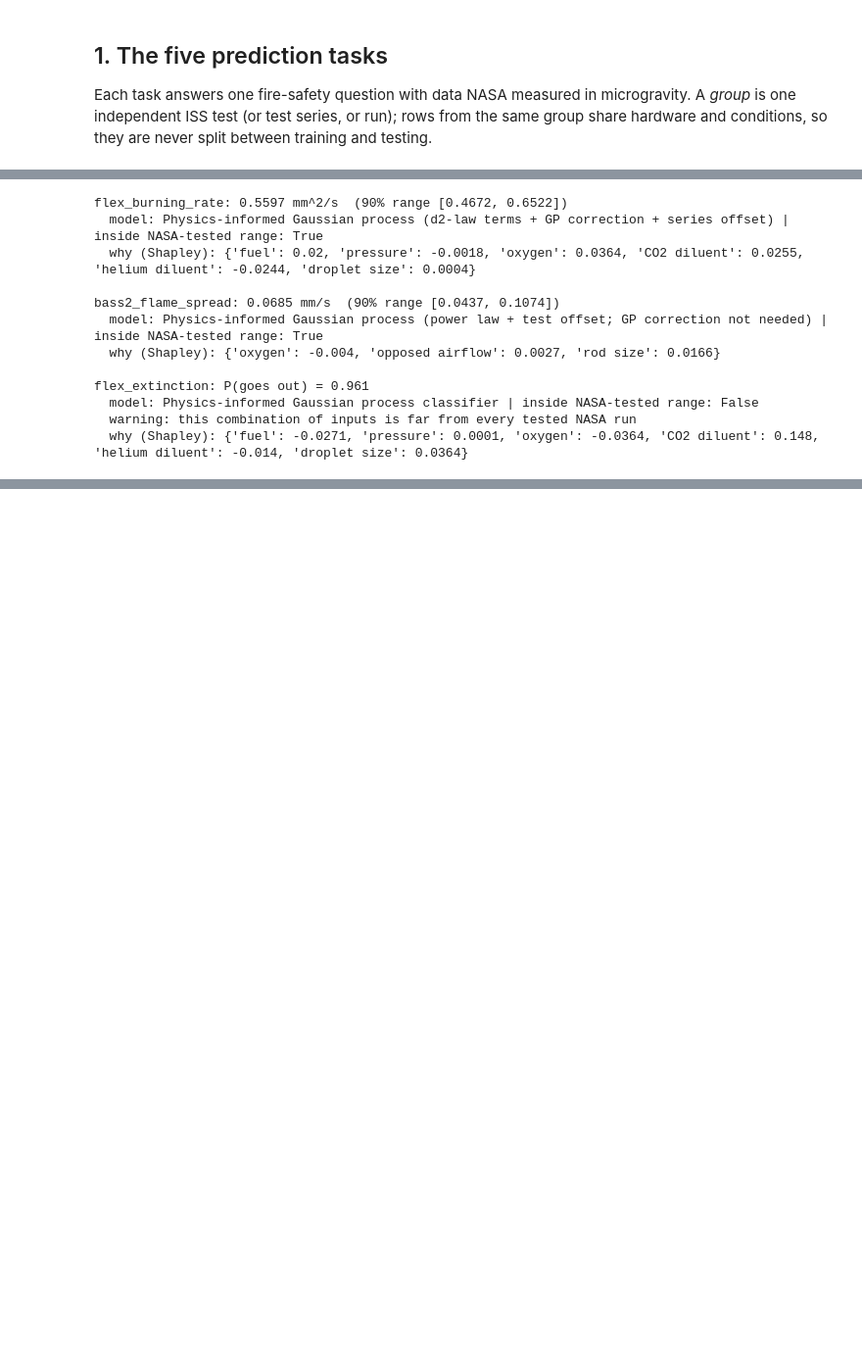
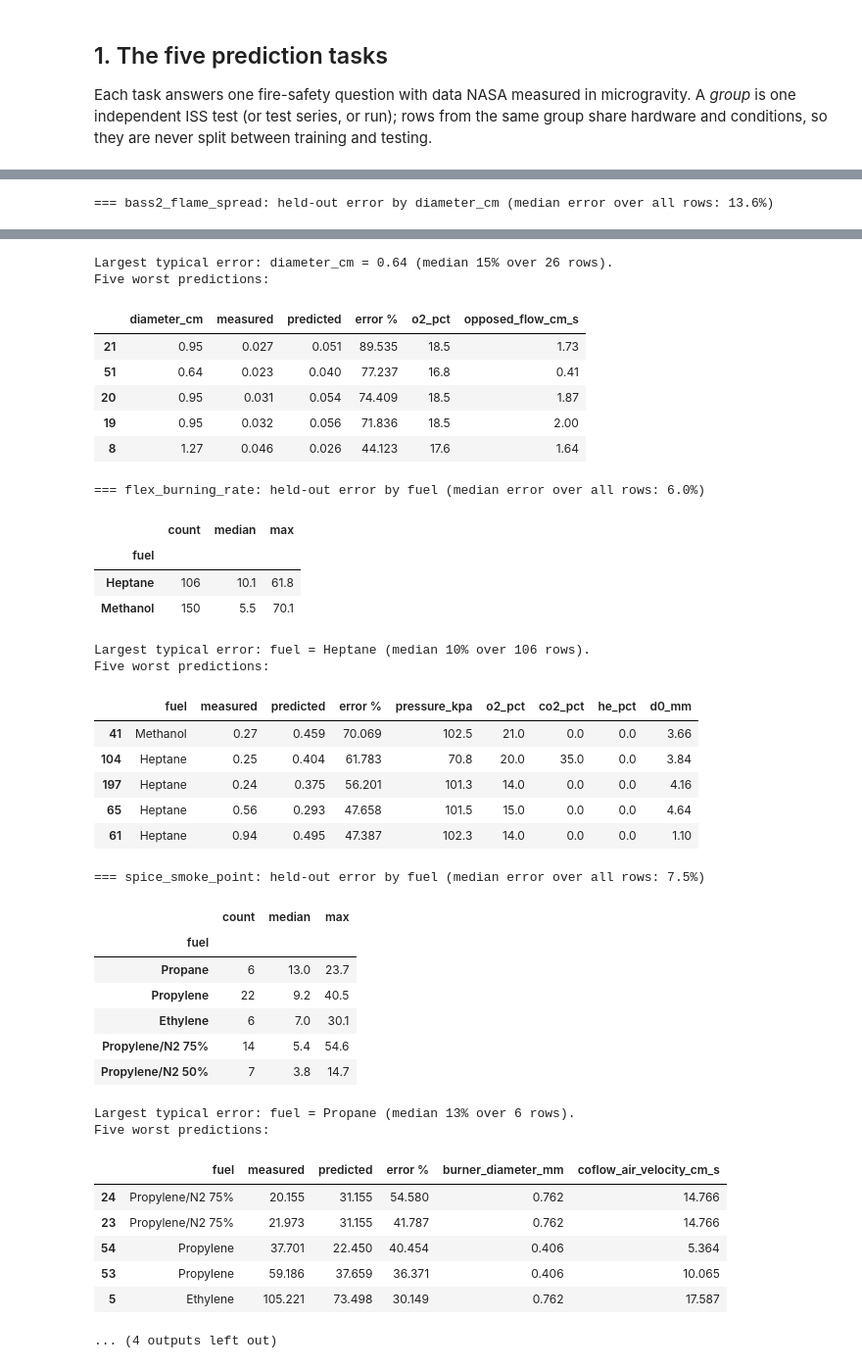
Before and after one commit to Dumbo-programmer/NASA-Space-Apps-2026, a Jupyter notebook: notebooks/AstraFlame_Full_ML_Pipeline.ipynb, the cells around one changed output, grey strips where cells are left out. Shown at 98% size. Drawn from its saved outputs; the diff is of its cells as text; code cells hidden in the pictures; blank space fills up the shorter version.

```diff
--- a/notebooks/AstraFlame_Full_ML_Pipeline.ipynb
+++ b/notebooks/AstraFlame_Full_ML_Pipeline.ipynb
@@ -667,23 +691,17 @@ The production bundles in `models/artifacts/` are what the API and the dashboard
 # %%
-for args in [dict(model_name="flex_burning_rate", fuel="Heptane", pressure_kpa=101.3, o2_pct=21, co2_pct=0, he_pct=0, d0_mm=3.0),
-             dict(model_name="bass2_flame_spread", o2_pct=18.2, opposed_flow_cm_s=1.67, diameter_cm=0.64),
-             dict(model_name="flex_extinction", fuel="Heptane", pressure_kpa=101.3, o2_pct=21, co2_pct=60, he_pct=0, d0_mm=3.0)]:
-    r = IM.predict(**args)
-    ans = f"P(goes out) = {r['probability']}" if "probability" in r else f"{r['prediction']} {r['unit']}  (90% range {r['interval_90']})"
-    print(f"{args['model_name']}: {ans}\n  model: {r['model_used']} | inside NASA-tested range: {r['in_domain']}")
-    for w in r["warnings"]:
-        print("  warning:", w)
-    print("  why (Shapley):", {k: round(v, 4) for k, v in r["contributions"].items()}, "\n")
+CAT = {"bass2_flame_spread": "diameter_cm", "flex_burning_rate": "fuel", "spice_smoke_point": "fuel", "same_particle_size": "material"}
+for name, col in CAT.items():
+    sp = S[name]; y = sp["y"]; p = PRED[name][FINAL[name]][0]
+    src = (sp["raw"] if name == "same_particle_size" else sp["df"]).reset_index(drop=True)
+    E = pd.DataFrame({col: src[col].values, "measured": y, "predicted": p})
+    E["error %"] = 100 * np.abs(p - y) / np.abs(y)
+    by = E.groupby(col)["error %"].agg(["count", "median", "max"]).round(1).sort_values("median", ascending=False)
+    print(f"\n=== {name}: held-out error by {col} (median error over all rows: {E['error %'].median():.1f}%)")
+    display(by)
+    worst_cat = by.index[0]
+    print(f"Largest typical error: {col} = {worst_cat} (median {by.iloc[0]['median']:.0f}% over {int(by.iloc[0]['count'])} rows).")
+    cols = [c for c in {'bass2_flame_spread': ['o2_pct', 'opposed_flow_cm_s', 'diameter_cm'], 'flex_burning_rate': ['fuel', 'pressure_kpa', 'o2_pct', 'co2_pct', 'he_pct', 'd0_mm'], 'spice_smoke_point': ['fuel', 'burner_diameter_mm', 'coflow_air_velocity_cm_s'], 'same_particle_size': ['material', 'sample_temperature_c', 'air_velocity_cm_s', 'aging_time_s', 'campaign']}[name] if c in src.columns]
+    w = E.join(src[cols].reset_index(drop=True).drop(columns=[col], errors="ignore")).sort_values("error %", ascending=False).head(5)
+    print("Five worst predictions:"); display(w.round(3))
 # %% [output]
-flex_burning_rate: 0.5597 mm^2/s  (90% range [0.4672, 0.6522])
-  model: Physics-informed Gaussian process (d2-law terms + GP correction + series offset) | inside NASA-tested range: True
-  why (Shapley): {'fuel': 0.02, 'pressure': -0.0018, 'oxygen': 0.0364, 'CO2 diluent': 0.0255, 'helium diluent': -0.0244, 'droplet size': 0.0004}
-
-bass2_flame_spread: 0.0685 mm/s  (90% range [0.0437, 0.1074])
-  model: Physics-informed Gaussian process (power law + test offset; GP correction not needed) | inside NASA-tested range: True
-  why (Shapley): {'oxygen': -0.004, 'opposed airflow': 0.0027, 'rod size': 0.0166}
-
-flex_extinction: P(goes out) = 0.961
-  model: Physics-informed Gaussian process classifier | inside NASA-tested range: False
-  warning: this combination of inputs is far from every tested NASA run
-  why (Shapley): {'fuel': -0.0271, 'pressure': 0.0001, 'oxygen': -0.0364, 'CO2 diluent': 0.148, 'helium diluent': -0.014, 'droplet size': 0.0364}
+=== bass2_flame_spread: held-out error by diameter_cm (median error over all rows: 13.6%)
@@ -689,0 +713,38 @@ flex_extinction: P(goes out) = 0.961
+Largest typical error: diameter_cm = 0.64 (median 15% over 26 rows).
+Five worst predictions:
+|  | diameter_cm | measured | predicted | error % | o2_pct | opposed_flow_cm_s |
+| 21 | 0.95 | 0.027 | 0.051 | 89.535 | 18.5 | 1.73 |
+| 51 | 0.64 | 0.023 | 0.040 | 77.237 | 16.8 | 0.41 |
+| 20 | 0.95 | 0.031 | 0.054 | 74.409 | 18.5 | 1.87 |
+| 19 | 0.95 | 0.032 | 0.056 | 71.836 | 18.5 | 2.00 |
+| 8 | 1.27 | 0.046 | 0.026 | 44.123 | 17.6 | 1.64 |
+=== flex_burning_rate: held-out error by fuel (median error over all rows: 6.0%)
+|  | count | median | max |
+| fuel |  |  |  |
+| Heptane | 106 | 10.1 | 61.8 |
+| Methanol | 150 | 5.5 | 70.1 |
+Largest typical error: fuel = Heptane (median 10% over 106 rows).
+Five worst predictions:
+|  | fuel | measured | predicted | error % | pressure_kpa | o2_pct | co2_pct | he_pct | d0_mm |
+| 41 | Methanol | 0.27 | 0.459 | 70.069 | 102.5 | 21.0 | 0.0 | 0.0 | 3.66 |
+| 104 | Heptane | 0.25 | 0.404 | 61.783 | 70.8 | 20.0 | 35.0 | 0.0 | 3.84 |
+| 197 | Heptane | 0.24 | 0.375 | 56.201 | 101.3 | 14.0 | 0.0 | 0.0 | 4.16 |
+| 65 | Heptane | 0.56 | 0.293 | 47.658 | 101.5 | 15.0 | 0.0 | 0.0 | 4.64 |
+| 61 | Heptane | 0.94 | 0.495 | 47.387 | 102.3 | 14.0 | 0.0 | 0.0 | 1.10 |
+=== spice_smoke_point: held-out error by fuel (median error over all rows: 7.5%)
+|  | count | median | max |
+| fuel |  |  |  |
+| Propane | 6 | 13.0 | 23.7 |
+| Propylene | 22 | 9.2 | 40.5 |
+| Ethylene | 6 | 7.0 | 30.1 |
+| Propylene/N2 75% | 14 | 5.4 | 54.6 |
+| Propylene/N2 50% | 7 | 3.8 | 14.7 |
+Largest typical error: fuel = Propane (median 13% over 6 rows).
+Five worst predictions:
+|  | fuel | measured | predicted | error % | burner_diameter_mm | coflow_air_velocity_cm_s |
+| 24 | Propylene/N2 75% | 20.155 | 31.155 | 54.580 | 0.762 | 14.766 |
+| 23 | Propylene/N2 75% | 21.973 | 31.155 | 41.787 | 0.762 | 14.766 |
+| 54 | Propylene | 37.701 | 22.450 | 40.454 | 0.406 | 5.364 |
+| 53 | Propylene | 59.186 | 37.659 | 36.371 | 0.406 | 10.065 |
+| 5 | Ethylene | 105.221 | 73.498 | 30.149 | 0.762 | 17.587 |
+... (4 outputs left out)
```
Also changed, not shown: parts of 47 cells of this notebook.
